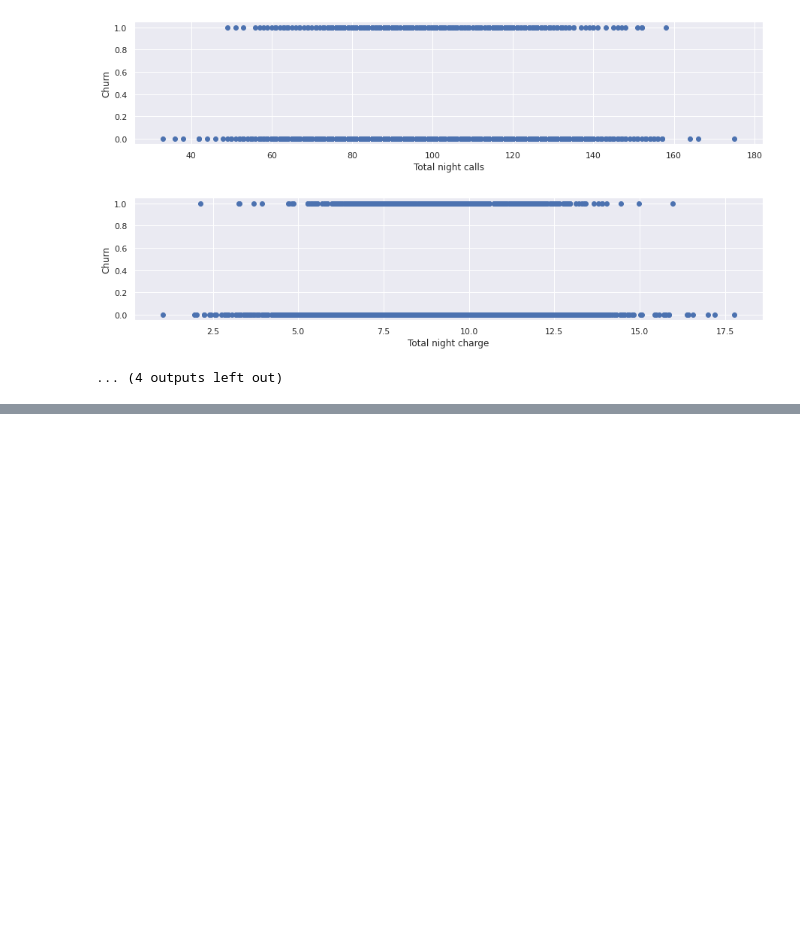
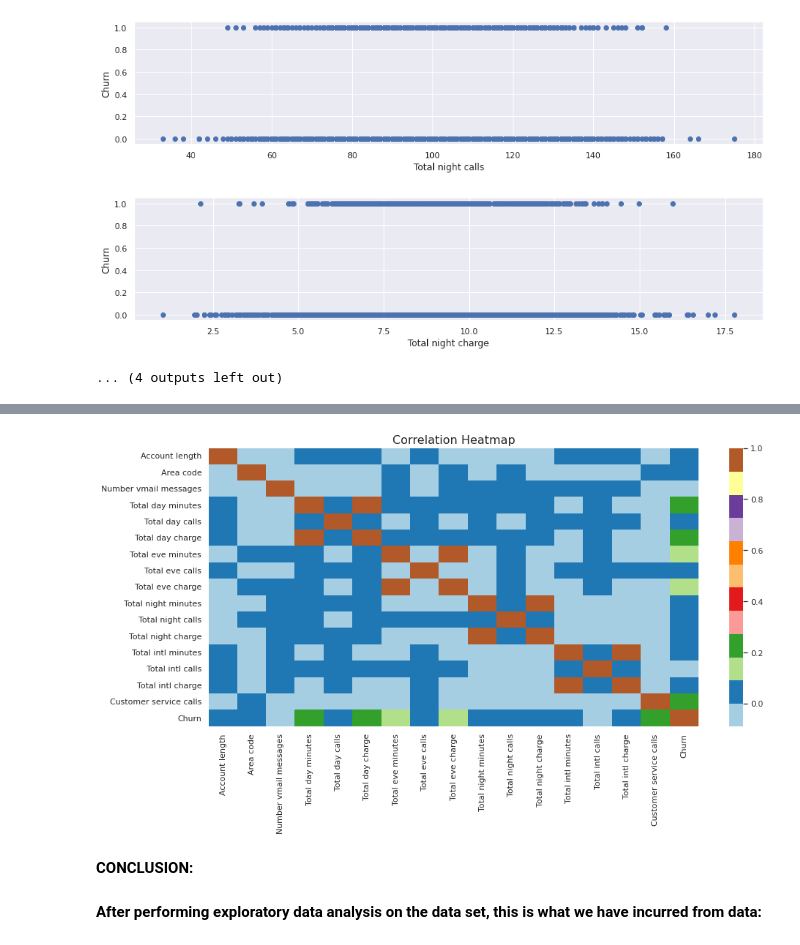
Before and after one commit to Rahul4RJ/rahul-mukharjee, a Jupyter notebook: Telecom_Churn_Analysis_Capstone_Project.ipynb, the cells around one changed output, grey strips where cells are left out. Drawn from its saved outputs; the diff is of its cells as text; code cells hidden in the pictures; blank space fills up the shorter version.

```diff
--- a/Telecom_Churn_Analysis_Capstone_Project.ipynb
+++ b/Telecom_Churn_Analysis_Capstone_Project.ipynb
@@ -822,0 +842,14 @@ plt.show()
+# %%
+#create a correlation heatmap
+#Assigning true=1 and False=0 to churn variable
+telecom_df['Churn'] = telecom_df['Churn'].replace({bool(True):1,bool(False):0})
+plt.figure(figsize=(15,7))
+sns.heatmap(telecom_df.corr(), cmap="Paired",annot=False)
+plt.title("Correlation Heatmap", fontsize=16)
+plt.show()
+# %% [output]
+[figure, added]
+# %% [markdown]
+**CONCLUSION:**
+# %% [markdown]
+**After performing exploratory data analysis on the data set, this is what we have incurred from data:**
```
Also changed, not shown: parts of 9 cells of this notebook.
